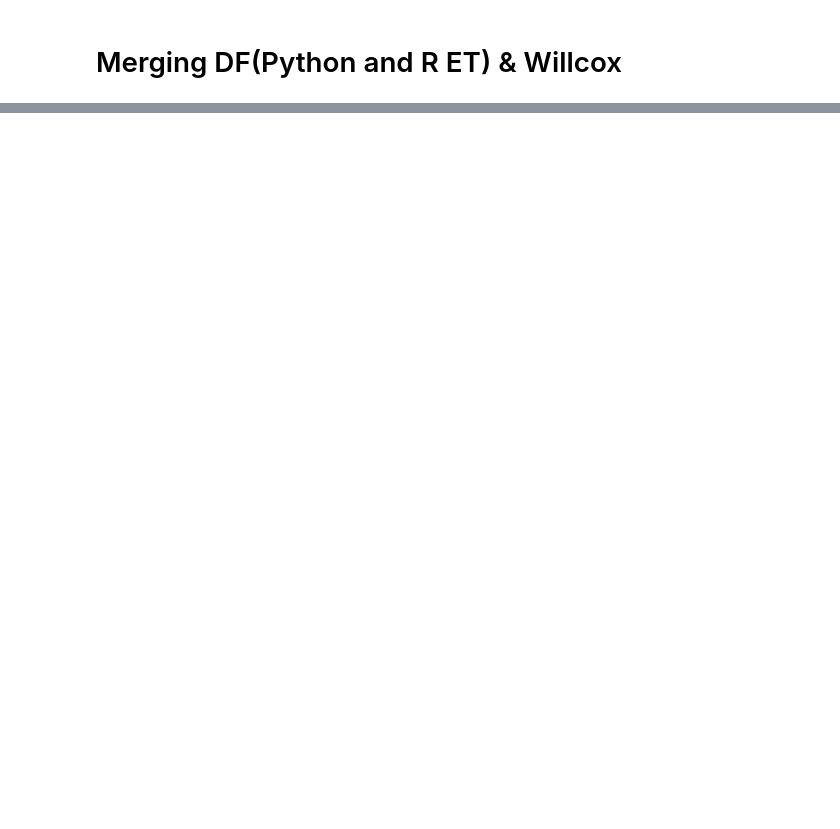
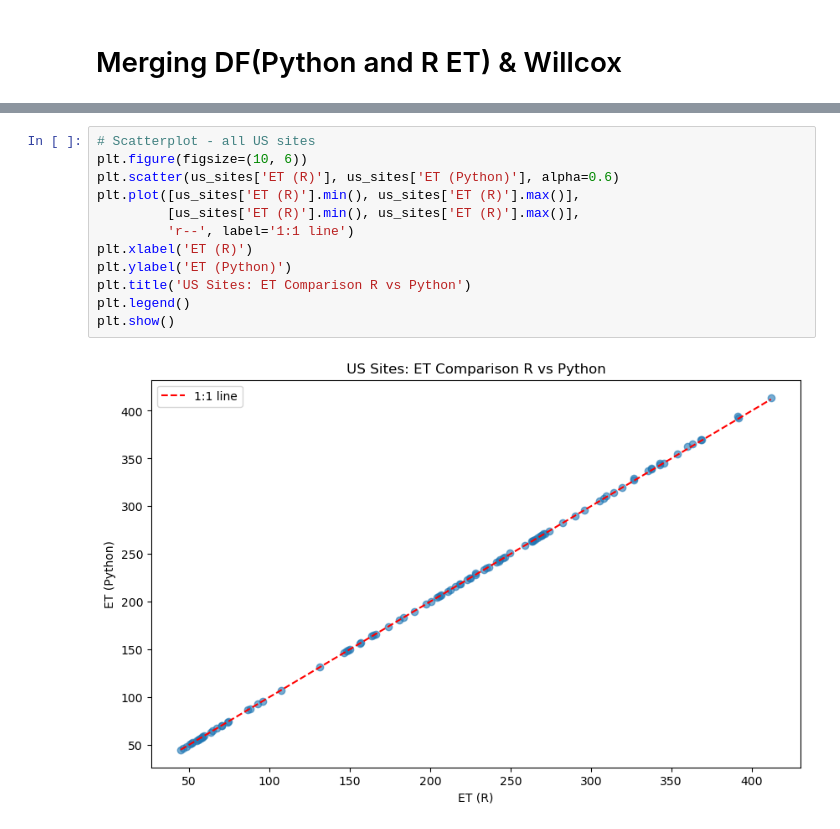
Before and after one commit to meds-AridGW/GW-depth-data-exploration, a Jupyter notebook: spearman_stats.ipynb, the cells around one changed output, grey strips where cells are left out. Saved outputs shown, nothing was run; the diff lists cells and outputs as text; blank space fills up the shorter version.

```diff
--- a/spearman_stats.ipynb
+++ b/spearman_stats.ipynb
@@ -210,0 +261,14 @@ plt.show()
+# %%
+# Scatterplot - all US sites
+plt.figure(figsize=(10, 6))
+plt.scatter(us_sites['ET (R)'], us_sites['ET (Python)'], alpha=0.6)
+plt.plot([us_sites['ET (R)'].min(), us_sites['ET (R)'].max()],
+         [us_sites['ET (R)'].min(), us_sites['ET (R)'].max()],
+         'r--', label='1:1 line')
+plt.xlabel('ET (R)')
+plt.ylabel('ET (Python)')
+plt.title('US Sites: ET Comparison R vs Python')
+plt.legend()
+plt.show()
+# %% [output]
+[figure, added]
```
Also changed, not shown: parts of 8 cells of this notebook.
